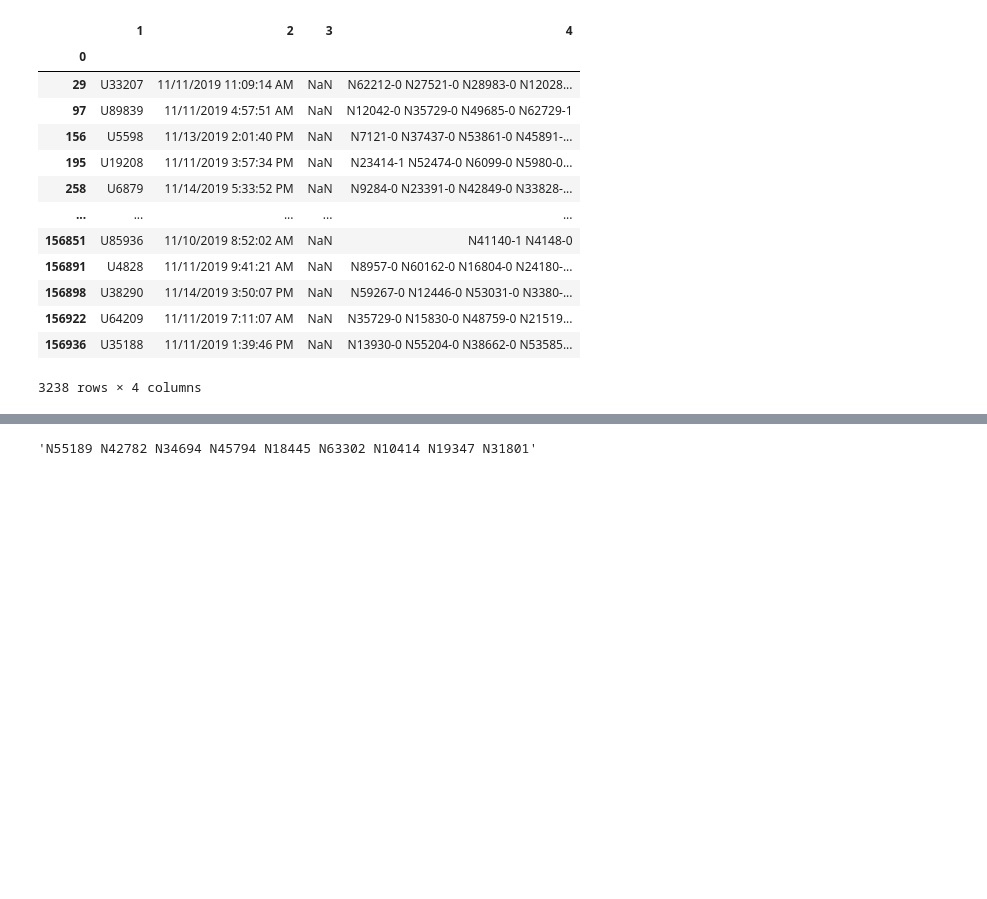
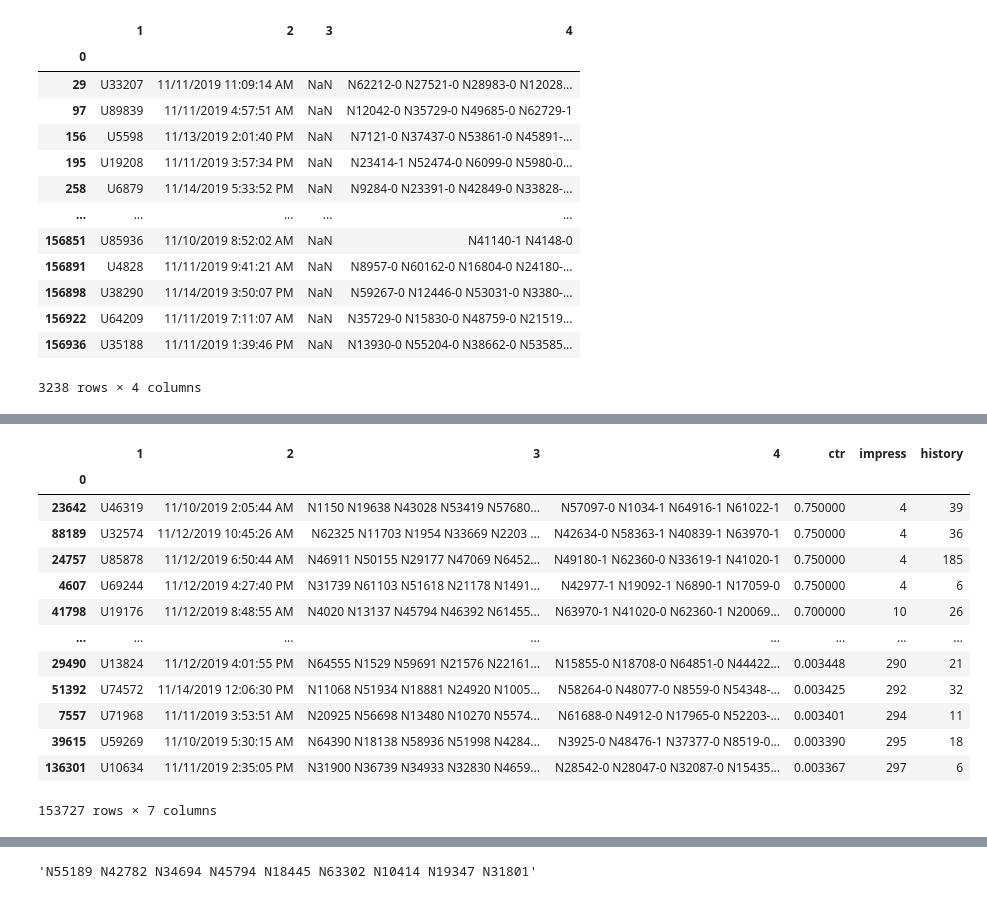
Before and after one commit to neojohny/peace_of_MIND, a Jupyter notebook: eda.ipynb, the cells around one changed output, grey strips where cells are left out. Drawn from its saved outputs; the diff is of its cells as text; code cells hidden in the pictures; blank space fills up the shorter version.

```diff
--- a/eda.ipynb
+++ b/eda.ipynb
@@ -49,0 +127,2 @@ behaviors[behaviors.isna().any(axis=1)]
+# %%
+behaviors.dropna(inplace=True)
@@ -49,0 +131,13 @@ behaviors[behaviors.isna().any(axis=1)]
+# %%
+def find_clicks(impression):
+    impression = impression.split()
+    imp = [int(i[-1]) for i in impression]
+    return sum(imp)/len(imp)
+def find_impress(impression):
+    impression = impression.split()
+    imp = [int(i[-1]) for i in impression]
+    return len(imp)
+# %%
+behaviors['ctr'] = behaviors.iloc[:,3].apply(find_clicks)
+behaviors['impress']=behaviors.iloc[:,3].apply(find_impress)
+behaviors['history']=behaviors.iloc[:,2].apply(find_impress)
@@ -49,0 +163,17 @@ behaviors[behaviors.isna().any(axis=1)]
+# %%
+behaviors.sort_values('ctr',ascending=False)
+# %% [output]
+|  | 1 | 2 | 3 | 4 | ctr | impress | history |
+| 0 |  |  |  |  |  |  |  |
+| 23642 | U46319 | 11/10/2019 2:05:44 AM | N1150 N19638 N43028 N53419 N57680... | N57097-0 N1034-1 N64916-1 N61022-1 | 0.750000 | 4 | 39 |
+| 88189 | U32574 | 11/12/2019 10:45:26 AM | N62325 N11703 N1954 N33669 N2203 ... | N42634-0 N58363-1 N40839-1 N63970-1 | 0.750000 | 4 | 36 |
+| 24757 | U85878 | 11/12/2019 6:50:44 AM | N46911 N50155 N29177 N47069 N6452... | N49180-1 N62360-0 N33619-1 N41020-1 | 0.750000 | 4 | 185 |
+| 4607 | U69244 | 11/12/2019 4:27:40 PM | N31739 N61103 N51618 N21178 N1491... | N42977-1 N19092-1 N6890-1 N17059-0 | 0.750000 | 4 | 6 |
+| 41798 | U19176 | 11/12/2019 8:48:55 AM | N4020 N13137 N45794 N46392 N61455... | N63970-1 N41020-0 N62360-1 N20069... | 0.700000 | 10 | 26 |
+| ... | ... | ... | ... | ... | ... | ... | ... |
+| 29490 | U13824 | 11/12/2019 4:01:55 PM | N64555 N1529 N59691 N21576 N22161... | N15855-0 N18708-0 N64851-0 N44422... | 0.003448 | 290 | 21 |
+| 51392 | U74572 | 11/14/2019 12:06:30 PM | N11068 N51934 N18881 N24920 N1005... | N58264-0 N48077-0 N8559-0 N54348-... | 0.003425 | 292 | 32 |
+| 7557 | U71968 | 11/11/2019 3:53:51 AM | N20925 N56698 N13480 N10270 N5574... | N61688-0 N4912-0 N17965-0 N52203-... | 0.003401 | 294 | 11 |
+| 39615 | U59269 | 11/10/2019 5:30:15 AM | N64390 N18138 N58936 N51998 N4284... | N3925-0 N48476-1 N37377-0 N8519-0... | 0.003390 | 295 | 18 |
+| 136301 | U10634 | 11/11/2019 2:35:05 PM | N31900 N36739 N34933 N32830 N4659... | N28542-0 N28047-0 N32087-0 N15435... | 0.003367 | 297 | 6 |
+153727 rows × 7 columns
```
Also changed, not shown: parts of 83 cells of this notebook.
